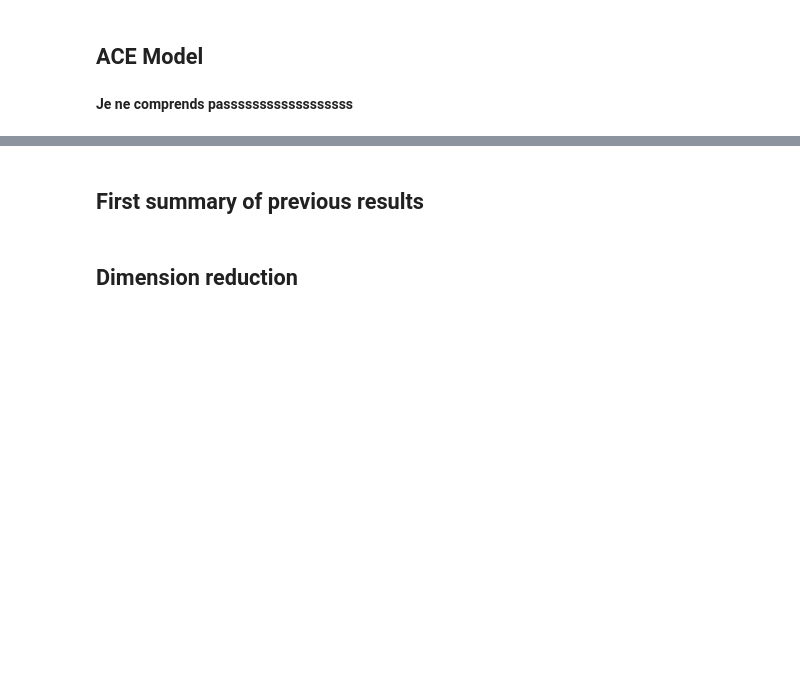
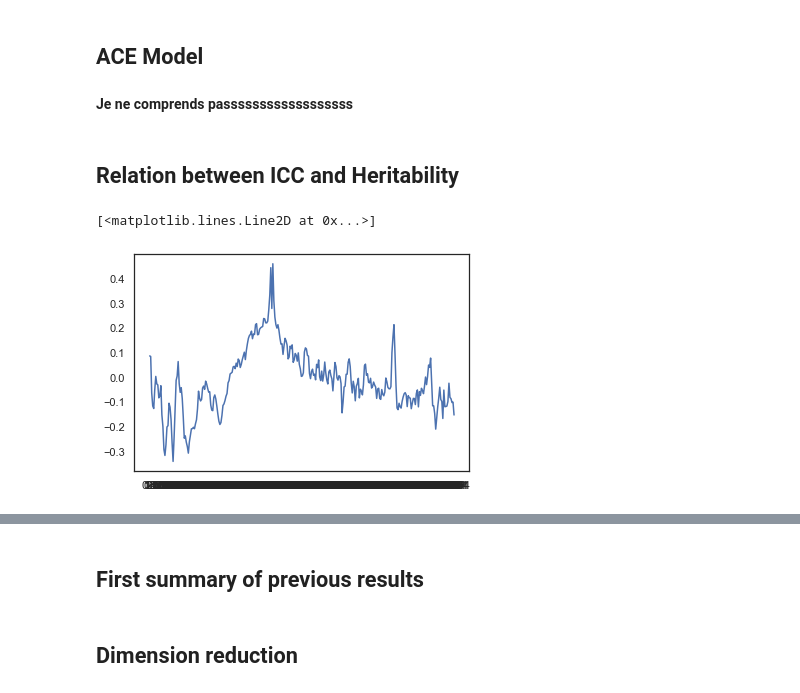
Before and after one commit to Epideixx/Fingerprints_Twins, a Jupyter notebook: PSD_processing.ipynb, the cells around one changed output, grey strips where cells are left out. Drawn from its saved outputs; the diff is of its cells as text; code cells hidden in the pictures; blank space fills up the shorter version.

```diff
--- a/PSD_processing.ipynb
+++ b/PSD_processing.ipynb
@@ -1172,3 +1175,5 @@ plt.show()
 ## ACE Model
 # %% [markdown]
 **Je ne comprends passssssssssssssssss**
+# %% [markdown]
+## Relation between ICC and Heritability
@@ -1174,0 +1183,15 @@ plt.show()
+# %%
+# We are going to import the files as it is very long to process everything from the very beginning
+
+heritability = pd.read_csv("Results/ICC_and_Heritability/heritability_mean.csv", index_col="ROI")
+ICC = pd.read_csv("Results/ICC_and_Heritability/ICC.csv", index_col="ROI")
+# %%
+corr_per_freq = {}
+
+for freq in tqdm(heritability.columns, total = len(heritability.columns)):
+    corr_per_freq[freq] = pearsonr(heritability[freq], ICC[freq])[0]
+
+plt.plot(corr_per_freq.values())
+# %% [output]
+[<matplotlib.lines.Line2D at 0x...>]
+[figure, added]
```
Also changed, not shown: parts of 22 cells of this notebook.
